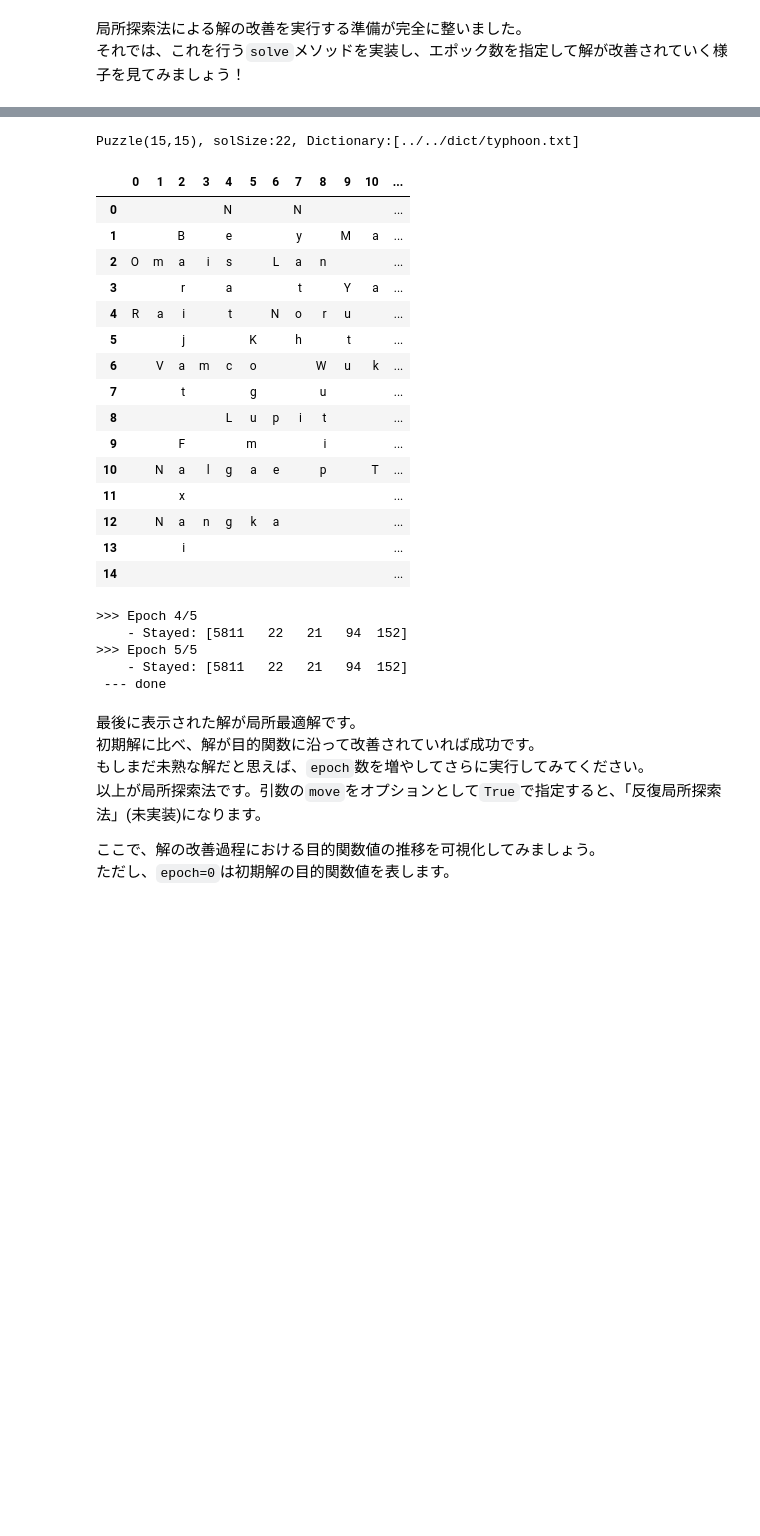
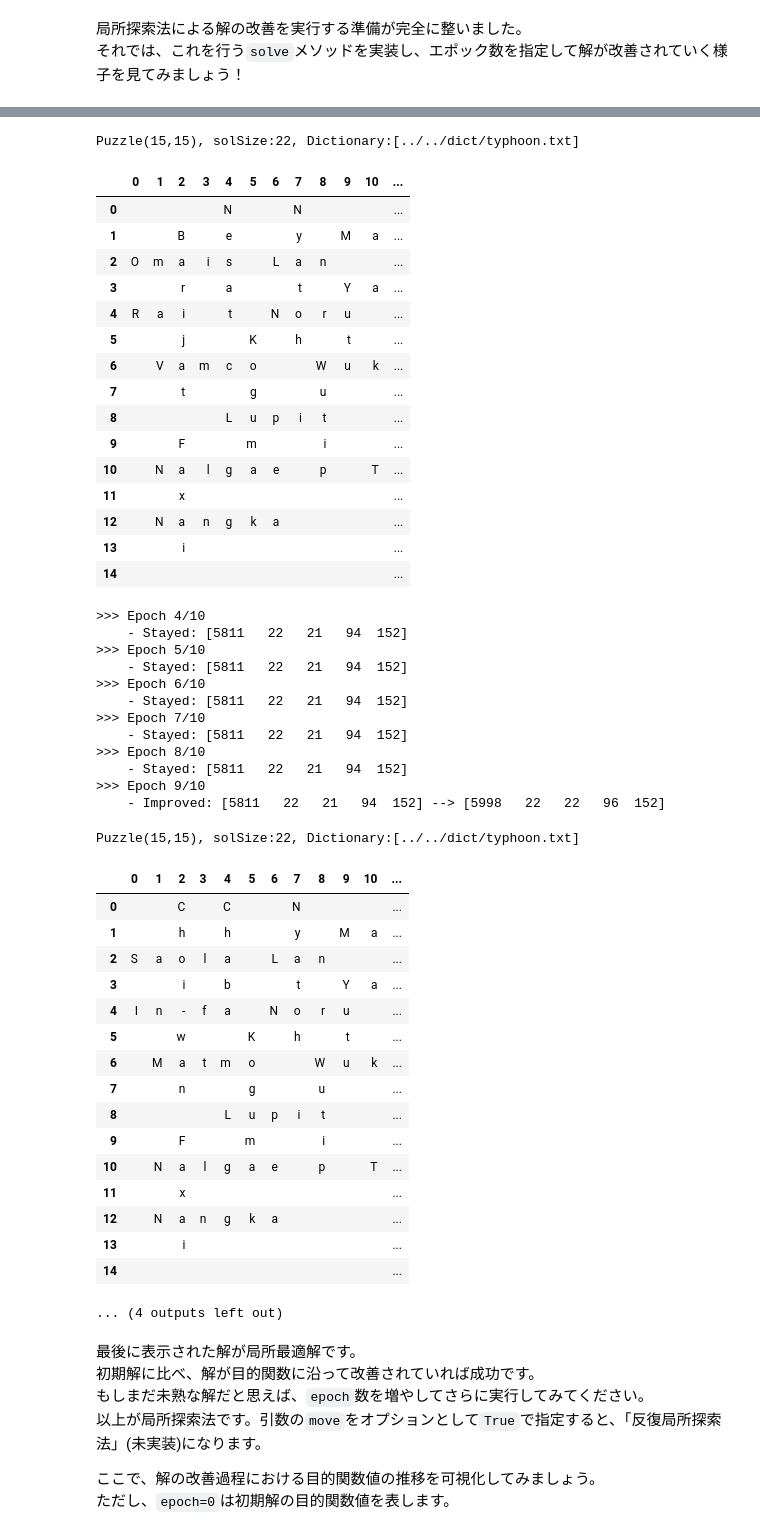
Before and after one commit to sushi-kimura/Crossword-LocalSearch, a Jupyter notebook: jupyter/core/CrosswordBasic.ipynb, the cells around one changed output, grey strips where cells are left out. Drawn from its saved outputs; the diff is of its cells as text; code cells hidden in the pictures; blank space fills up the shorter version.

```diff
--- a/jupyter/jupyter-basic/CrosswordBasic.ipynb
+++ b/jupyter/core/CrosswordBasic.ipynb
@@ -1182,7 +1182,7 @@ def solve(self, epoch):
     print(" --- done")
 setattr(Puzzle, "solve", solve)
 # %%
-sample_puzzle.solve(epoch=5)
+sample_puzzle.solve(epoch=10)
 # %% [output]
 >>> Interim solution
 Puzzle(15,15), solSize:20, Dictionary:[../../dict/typhoon.txt]
@@ -1227,26 +1227,51 @@ Puzzle(15,15), solSize:21, Dictionary:[../../dict/typhoon.txt]
     - Improved: [5426   21   20   91  152] --> [5811   22   21   94  152]
 Puzzle(15,15), solSize:22, Dictionary:[../../dict/typhoon.txt]
 |  | 0 | 1 | 2 | 3 | 4 | 5 | 6 | 7 | 8 | 9 | 10 | ... |
 | 0 |  |  |  |  | N |  |  | N |  |  |  | ... |
 | 1 |  |  | B |  | e |  |  | y |  | M | a | ... |
 | 2 | O | m | a | i | s |  | L | a | n |  |  | ... |
 | 3 |  |  | r |  | a |  |  | t |  | Y | a | ... |
 | 4 | R | a | i |  | t |  | N | o | r | u |  | ... |
 | 5 |  |  | j |  |  | K |  | h |  | t |  | ... |
 | 6 |  | V | a | m | c | o |  |  | W | u | k | ... |
 | 7 |  |  | t |  |  | g |  |  | u |  |  | ... |
 | 8 |  |  |  |  | L | u | p | i | t |  |  | ... |
 | 9 |  |  | F |  |  | m |  |  | i |  |  | ... |
 | 10 |  | N | a | l | g | a | e |  | p |  | T | ... |
 | 11 |  |  | x |  |  |  |  |  |  |  |  | ... |
 | 12 |  | N | a | n | g | k | a |  |  |  |  | ... |
 | 13 |  |  | i |  |  |  |  |  |  |  |  | ... |
 | 14 |  |  |  |  |  |  |  |  |  |  |  | ... |
->>> Epoch 4/5
+>>> Epoch 4/10
     - Stayed: [5811   22   21   94  152]
->>> Epoch 5/5
+>>> Epoch 5/10
     - Stayed: [5811   22   21   94  152]
- --- done
+>>> Epoch 6/10
+    - Stayed: [5811   22   21   94  152]
+>>> Epoch 7/10
+    - Stayed: [5811   22   21   94  152]
+>>> Epoch 8/10
+    - Stayed: [5811   22   21   94  152]
+>>> Epoch 9/10
+    - Improved: [5811   22   21   94  152] --> [5998   22   22   96  152]
+Puzzle(15,15), solSize:22, Dictionary:[../../dict/typhoon.txt]
+|  | 0 | 1 | 2 | 3 | 4 | 5 | 6 | 7 | 8 | 9 | 10 | ... |
+| 0 |  |  | C |  | C |  |  | N |  |  |  | ... |
+| 1 |  |  | h |  | h |  |  | y |  | M | a | ... |
+| 2 | S | a | o | l | a |  | L | a | n |  |  | ... |
+| 3 |  |  | i |  | b |  |  | t |  | Y | a | ... |
+| 4 | I | n | - | f | a |  | N | o | r | u |  | ... |
+| 5 |  |  | w |  |  | K |  | h |  | t |  | ... |
+| 6 |  | M | a | t | m | o |  |  | W | u | k | ... |
+| 7 |  |  | n |  |  | g |  |  | u |  |  | ... |
+| 8 |  |  |  |  | L | u | p | i | t |  |  | ... |
+| 9 |  |  | F |  |  | m |  |  | i |  |  | ... |
+| 10 |  | N | a | l | g | a | e |  | p |  | T | ... |
+| 11 |  |  | x |  |  |  |  |  |  |  |  | ... |
+| 12 |  | N | a | n | g | k | a |  |  |  |  | ... |
+| 13 |  |  | i |  |  |  |  |  |  |  |  | ... |
+| 14 |  |  |  |  |  |  |  |  |  |  |  | ... |
+... (4 outputs left out)
 # %% [markdown]
 最後に表示された解が局所最適解です。
 初期解に比べ、解が目的関数に沿って改善されていれば成功です。
```
Also changed, not shown: parts of 8 cells of this notebook, 6 other files.
